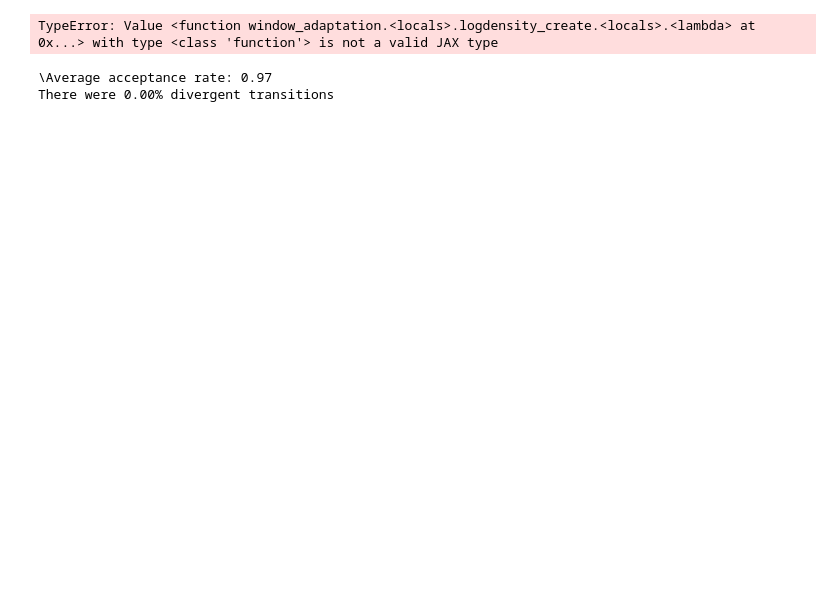
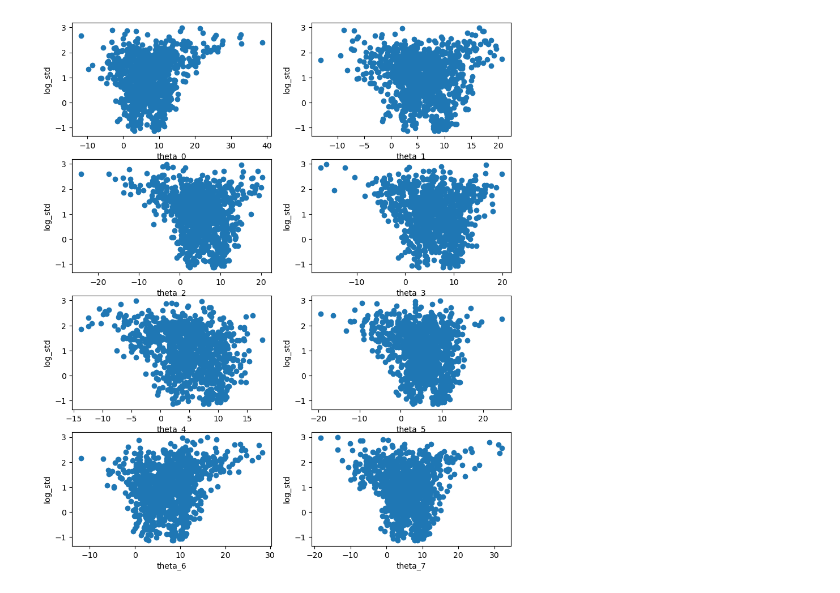
Before and after one commit to Madhav-Kanda/Non-Linear-Reparameterisation, a Jupyter notebook: EightSchool.ipynb, the cells around one changed output. Drawn from its saved outputs; the diff is of its cells as text; code cells hidden in the pictures; blank space fills up the shorter version.

```diff
--- a/EightSchool.ipynb
+++ b/EightSchool.ipynb
@@ -15,17 +17,12 @@ def eight_schools():
     theta = numpyro.sample('theta', dist.Normal(jnp.full(J,mu), tau))
     numpyro.sample('obs', dist.Normal(theta, sigma), obs=y)
 # %%
-import blackjax
-
 num_warmup = 500
 
-adapt = blackjax.window_adaptation(
-    blackjax.nuts, eight_schools
-)
-(last_state, parameters), intermediate_states,logdensity_fn  = adapt.run(jax.random.PRNGKey(0), num_warmup)
-kernel = blackjax.nuts(logdensity_fn, **parameters).step
+adapt = blackjax.window_adaptation(blackjax.nuts, eight_schools)
+key = jax.random.PRNGKey(0)
+(last_state, parameters), intermediate_states,logdensity_fn  = adapt.run(key, num_warmup)
+kernel = blackjax.nuts(logdensity_fn , **parameters).step
-# %% [output]
-TypeError: Value <function window_adaptation.<locals>.logdensity_create.<locals>.<lambda> at 0x...> with type <class 'function'> is not a valid JAX type
 # %%
 def inference_loop(rng_key, kernel, initial_state, num_samples):
     @jax.jit
@@ -44,14 +41,5 @@ def inference_loop(rng_key, kernel, initial_state, num_samples):
 # %%
 num_sample = 1000
 
-states, infos = inference_loop(jax.random.PRNGKey(0), kernel, last_state, num_sample)
+states, infos = inference_loop(key, kernel, last_state, num_sample)
 _ = states.position["mu"].block_until_ready()
-# %%
-acceptance_rate = np.mean(infos[0])
-num_divergent = np.mean(infos[1])
-
-print(f"\Average acceptance rate: {acceptance_rate:.2f}")
-print(f"There were {100*num_divergent:.2f}% divergent transitions")
-# %% [output]
-\Average acceptance rate: 0.97
-There were 0.00% divergent transitions
@@ -60,0 +46,15 @@ There were 0.00% divergent transitions
+# %%
+def scatterplt(samples):
+    fig, axes = plt.subplots(4, 2, figsize=(10, 12))
+    axes = axes.flatten()
+    # reparam_sample, mvn, mu_theta, std_theta = reparameterize_samples_dist(samples, best_c)
+    # reparam_sample = reparam_sample if reparam else samples['theta'].T
+    samples_theta = samples['theta'].T
+    for i in range(8):
+        axes[i].scatter(samples_theta[i], samples['tau'])
+        axes[i].set_xlabel(f'theta_{i}')
+        axes[i].set_ylabel('log_std')
+# %%
+scatterplt(states[0])
+# %% [output]
+[figure, added]
```
Also changed, not shown: parts of 2 cells of this notebook, 2 other files.
